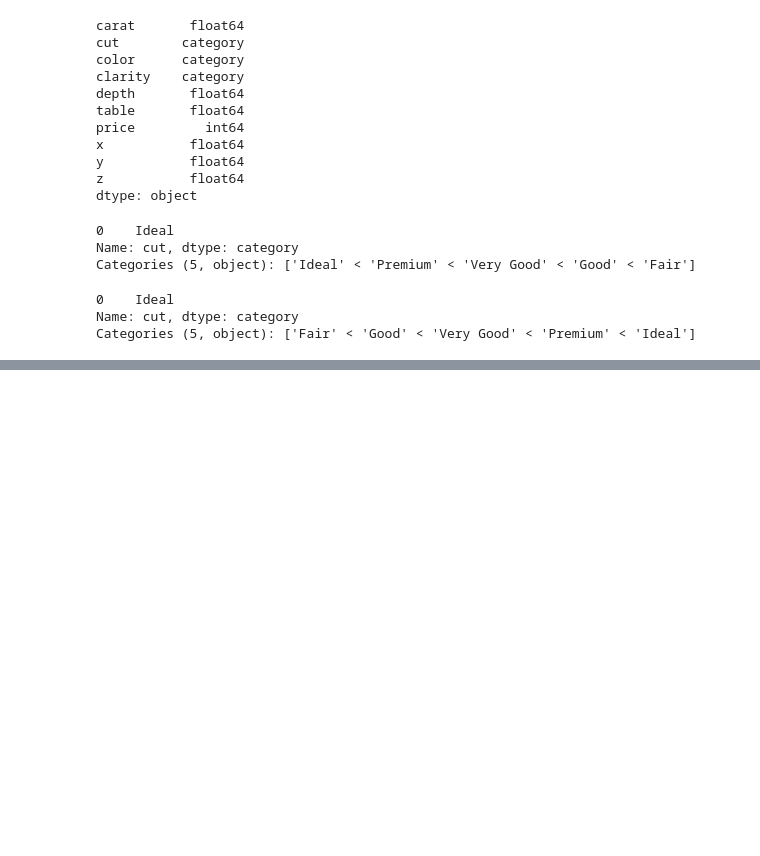
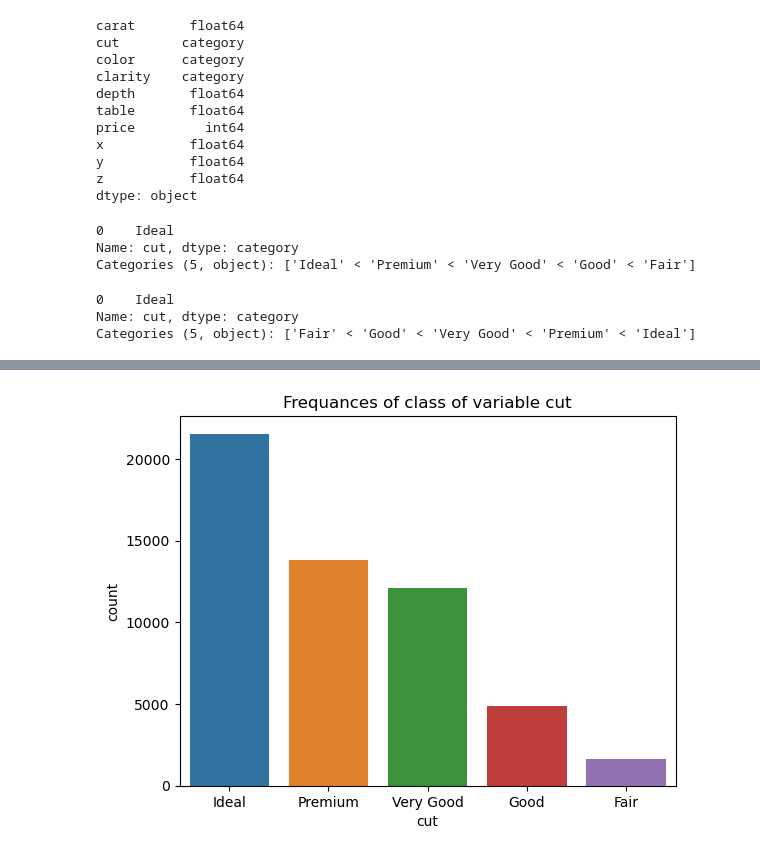
Before and after one commit to Alihanesentas/Exploratory-Data-Analysis, a Jupyter notebook: Day-2.ipynb, the cells around one changed output, grey strips where cells are left out. Cells and saved outputs as stored; diff of their text form; code cells hidden in the pictures; blank space fills up the shorter version.

```diff
--- a/Day-2.ipynb
+++ b/Day-2.ipynb
@@ -339,0 +345,4 @@ Categories (5, object): ['Fair' < 'Good' < 'Very Good' < 'Premium' < 'Ideal']
+# %%
+sns.barplot(x = df["cut"].value_counts().index, y = df["cut"].value_counts()).set_title("Frequances of class of variable cut");
+# %% [output]
+[figure, added]
```
Also changed, not shown: parts of 1 cell of this notebook.
